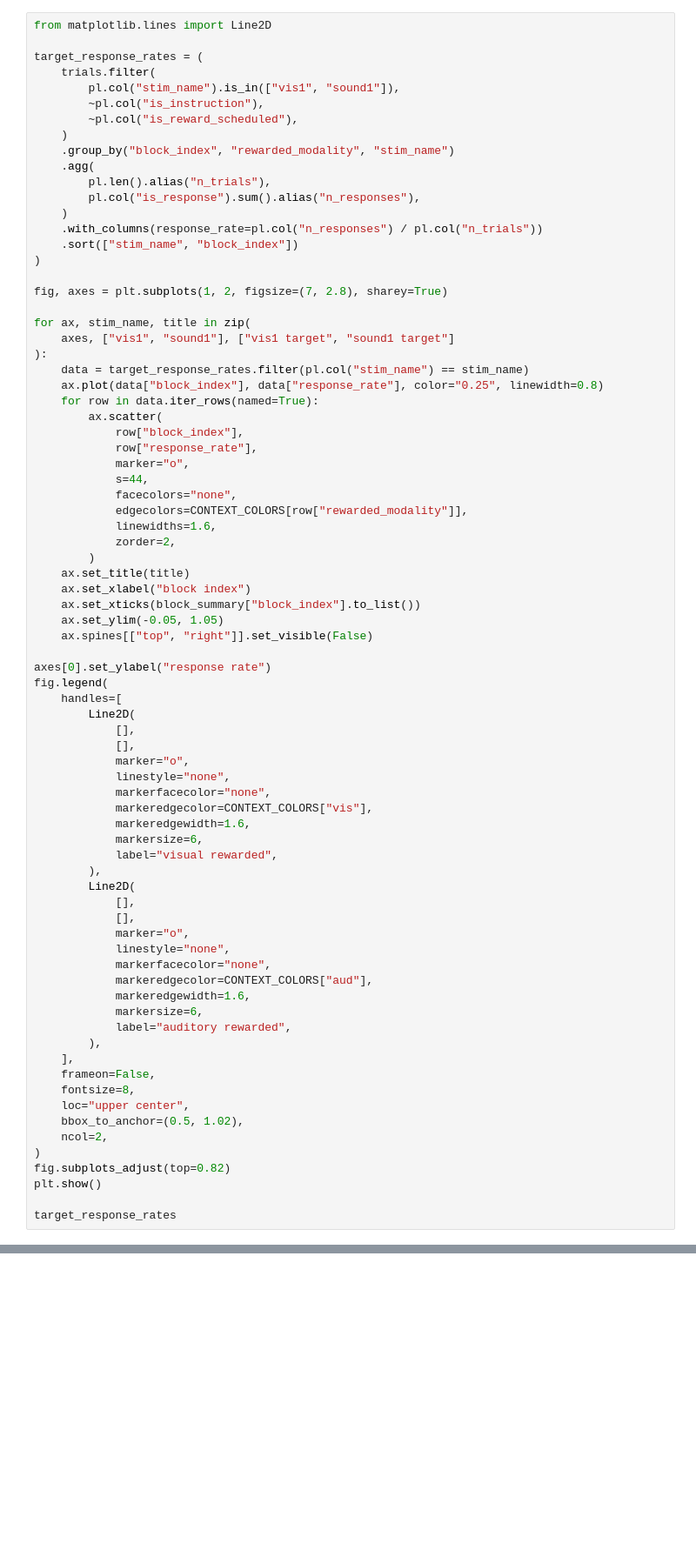
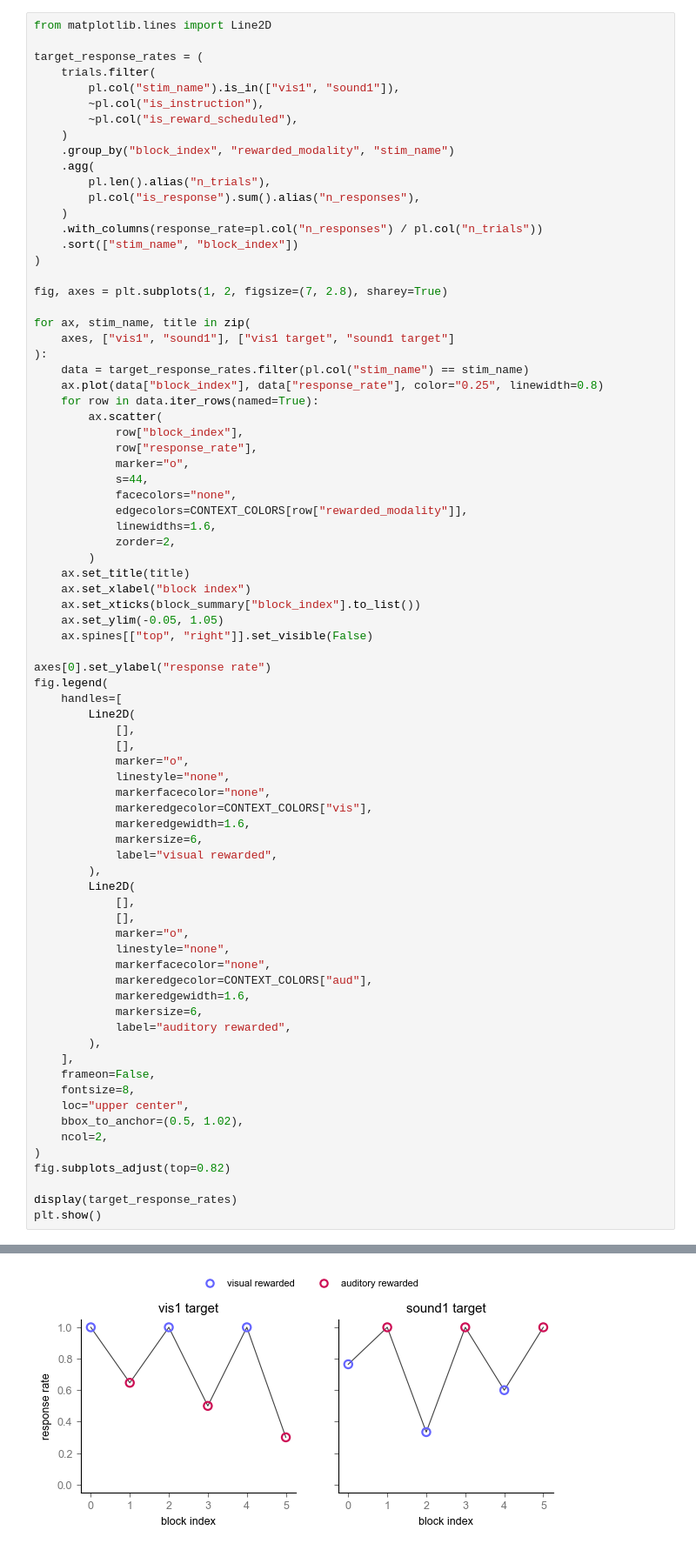
Before and after one commit to AllenNeuralDynamics/conect-dev-capsule, a Jupyter notebook: code/dynamic_routing_tutorial.ipynb, the cells around one changed output, grey strips where cells are left out. Shown at 87% size. Drawn from its saved outputs; the diff is of its cells as text; blank space fills up the shorter version.

```diff
--- a/code/dynamic_routing_tutorial.ipynb
+++ b/code/dynamic_routing_tutorial.ipynb
@@ -572,6 +650,7 @@ fig.legend(
     ncol=2,
 )
 fig.subplots_adjust(top=0.82)
+
+display(target_response_rates)
 plt.show()
-
-target_response_rates
+# %% [output]
@@ -577,0 +672 @@ target_response_rates
+[figure, added]
```
Also changed, not shown: parts of 57 cells of this notebook, 4 other files.
